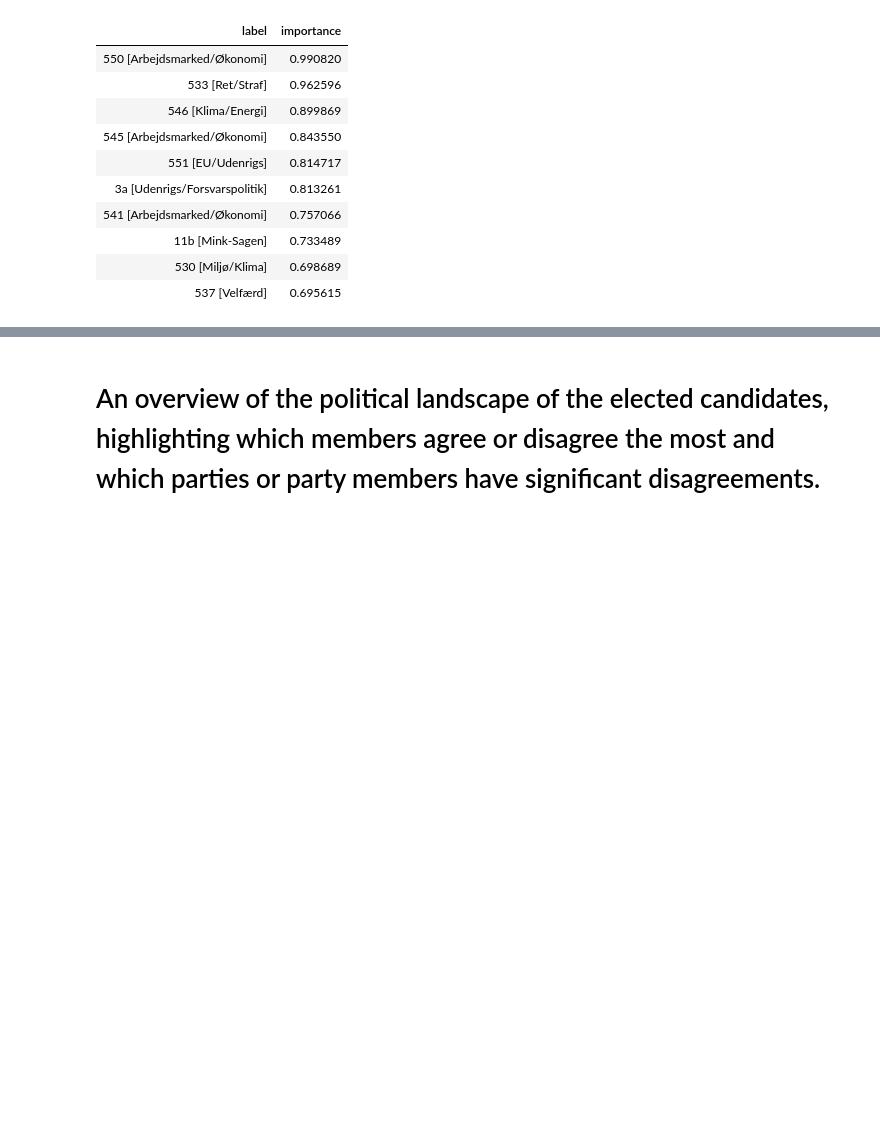
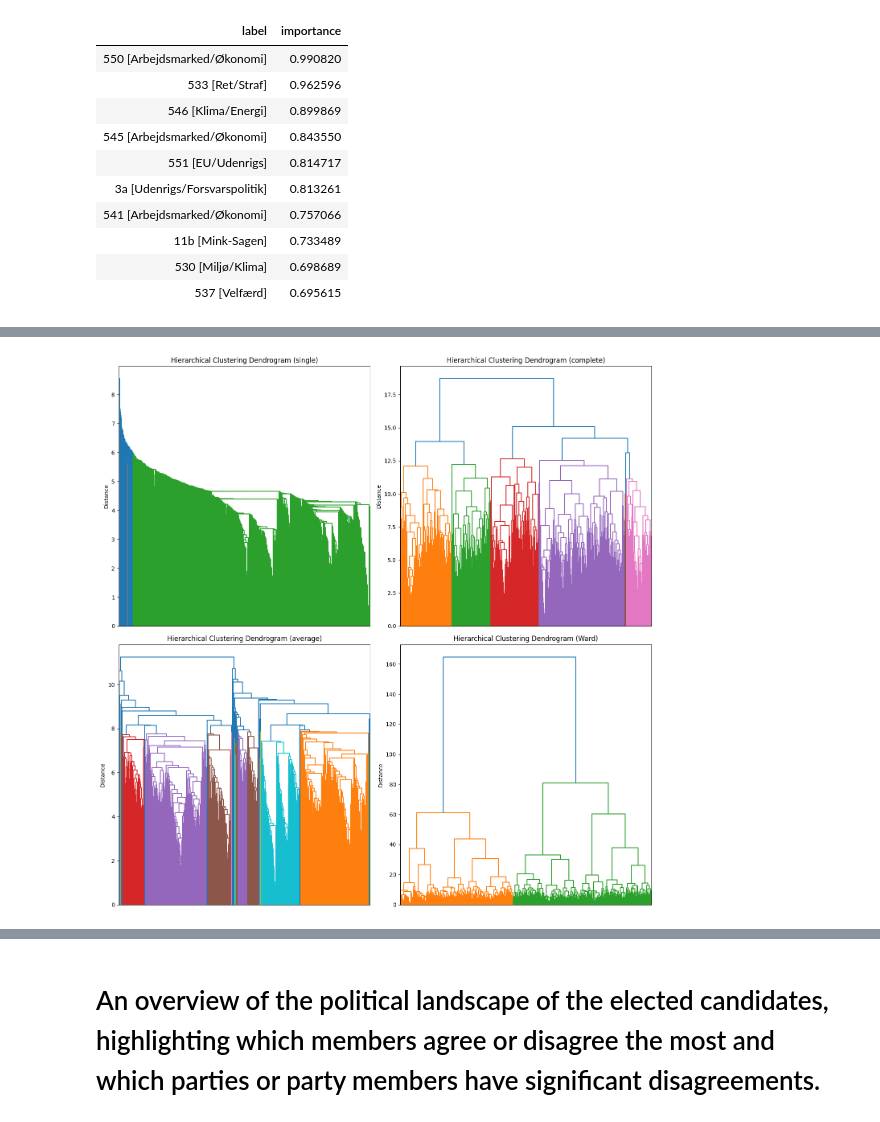
Before and after one commit to Dogmeat2000/MAL1-Python, a Jupyter notebook: Assignment 6/6. Candidate Test 2022 II.ipynb, the cells around one changed output, grey strips where cells are left out. Cells and saved outputs as stored; diff of their text form; code cells hidden in the pictures; blank space fills up the shorter version.

```diff
--- a/Assignment 6/6. Candidate Test 2022 II.ipynb
+++ b/Assignment 6/6. Candidate Test 2022 II.ipynb
@@ -307,0 +379,38 @@ I can see that Question 550 under the Arbejdsmarked/Økonomi topic is the most i
+# %%
+# Preparation for display:
+fig, axes = plt.subplots(2, 2, figsize=(14, 14))  # 2 row, 2 columns
+axes = axes.flatten()
+
+# The 'single' graph:
+linkage_array = linkage(X_Cluster_Scaled, method='single')
+dendrogram(linkage_array, ax=axes[0], no_labels=True)
+axes[0].set_title('Hierarchical Clustering Dendrogram (single)')
+axes[0].set_ylabel('Distance')
+#plt.show()
+
+# The 'complete' graph:
+linkage_array = linkage(X_Cluster_Scaled, method='complete')
+dendrogram(linkage_array, ax=axes[1], no_labels=True)
+axes[1].set_title('Hierarchical Clustering Dendrogram (complete)')
+axes[1].set_ylabel('Distance')
+#plt.show()
+
+
+# The 'average' graph:
+linkage_array = linkage(X_Cluster_Scaled, method='average')
+dendrogram(linkage_array, ax=axes[2], no_labels=True)
+axes[2].set_title('Hierarchical Clustering Dendrogram (average)')
+axes[2].set_ylabel('Distance')
+#plt.show()
+
+
+# The 'ward' graph:
+linkage_array = linkage(X_Cluster_Scaled, method='ward')
+dendrogram(linkage_array, ax=axes[3], no_labels=True)
+axes[3].set_title('Hierarchical Clustering Dendrogram (Ward)')
+axes[3].set_ylabel('Distance')
+
+plt.tight_layout()
+plt.show()
+# %% [output]
+[figure, added]
```
Also changed, not shown: parts of 12 cells of this notebook.
